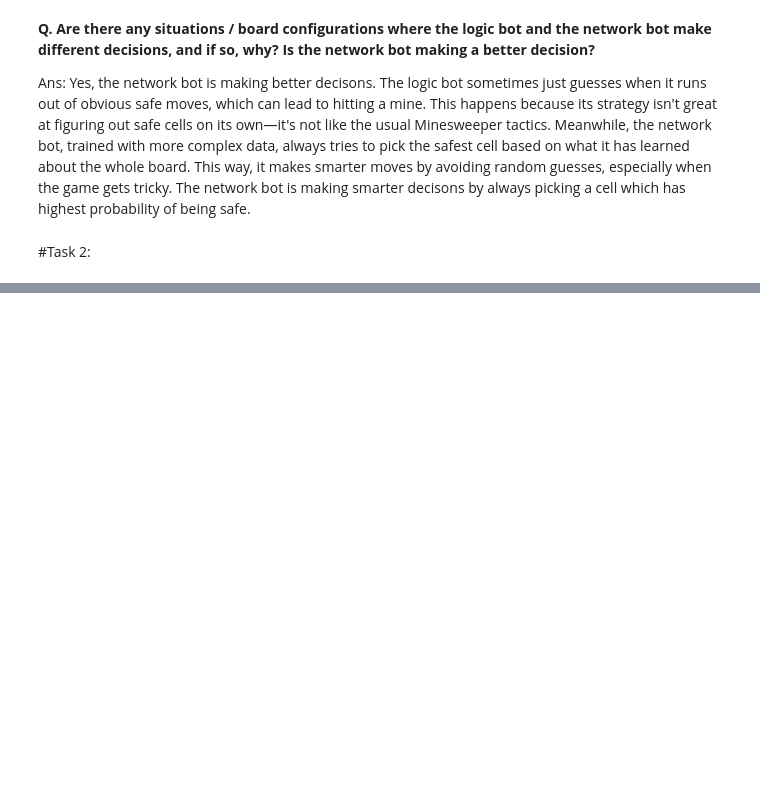
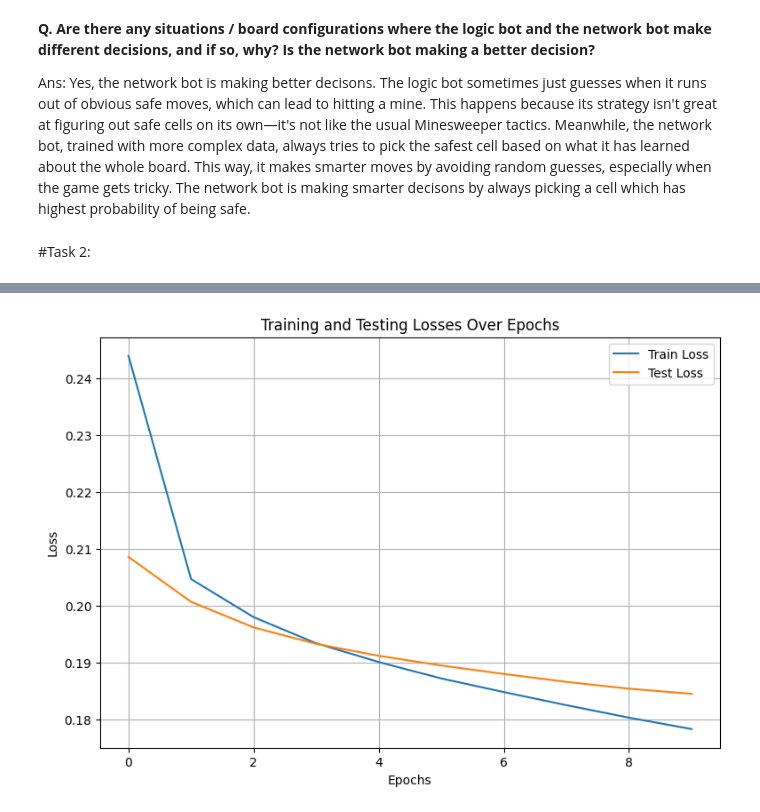
Before and after one commit to pavspatel7/Minesweeper_Using_CNNs, a Jupyter notebook: Final_Project.ipynb, the cells around one changed output, grey strips where cells are left out. Drawn from its saved outputs; the diff is of its cells as text; code cells hidden in the pictures; blank space fills up the shorter version.

```diff
--- a/Final_Project.ipynb
+++ b/Final_Project.ipynb
@@ -1309,0 +1441,5 @@ Ans: Yes, the network bot is making better decisons. The logic bot sometimes jus
+# %%
+# This code approximately takes 617 mins to run on ilab2 gpu
+train_losses = []
+test_losses = []
+train_and_test(model_var_mines, embeddings, train_dataloader, test_dataloader, model_var_mines_optimizer, criterion, 10)
@@ -1309,0 +1457,13 @@ Ans: Yes, the network bot is making better decisons. The logic bot sometimes jus
+# %%
+# Plot training and testing losses
+plt.figure(figsize=(9, 6))
+plt.plot(train_losses, label='Train Loss')
+plt.plot(test_losses, label='Test Loss')
+plt.title('Training and Testing Losses Over Epochs')
+plt.xlabel('Epochs')
+plt.ylabel('Loss')
+plt.legend()
+plt.grid(True)
+plt.show()
+# %% [output]
+[figure, added]
```
Also changed, not shown: parts of 56 cells of this notebook.
